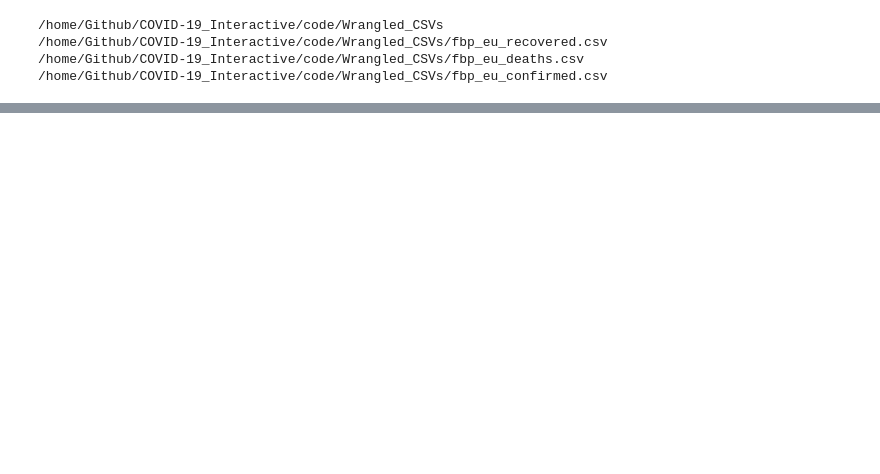
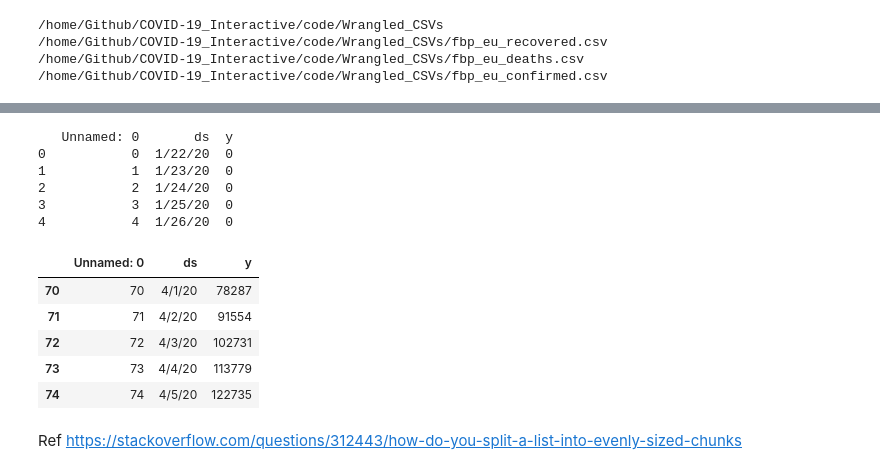
Before and after one commit to mpruna/COVID-19_Interactive, a Jupyter notebook: code/covid_trends_fbprophet_beta.ipynb, the cells around one changed output, grey strips where cells are left out. Cells and saved outputs as stored; diff of their text form; code cells hidden in the pictures; blank space fills up the shorter version.

```diff
--- a/code/covid_trends_fbprophet_beta.ipynb
+++ b/code/covid_trends_fbprophet_beta.ipynb
@@ -96,0 +135,18 @@ profet_modeling(df=deaths)
+# %%
+print(confirmed.head())
+confirmed.tail()
+# %% [output]
+   Unnamed: 0       ds  y
+0           0  1/22/20  0
+1           1  1/23/20  0
+2           2  1/24/20  0
+3           3  1/25/20  0
+4           4  1/26/20  0
+|  | Unnamed: 0 | ds | y |
+| 70 | 70 | 4/1/20 | 78287 |
+| 71 | 71 | 4/2/20 | 91554 |
+| 72 | 72 | 4/3/20 | 102731 |
+| 73 | 73 | 4/4/20 | 113779 |
+| 74 | 74 | 4/5/20 | 122735 |
+# %% [markdown]
+Ref https://stackoverflow.com/questions/312443/how-do-you-split-a-list-into-evenly-sized-chunks
```
Also changed, not shown: parts of 16 cells of this notebook, 7 other files.
